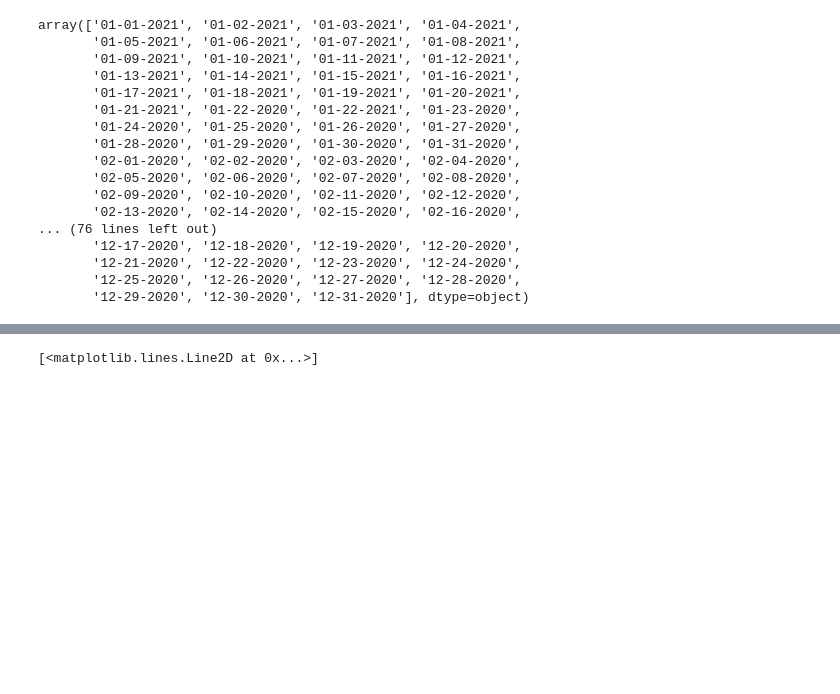
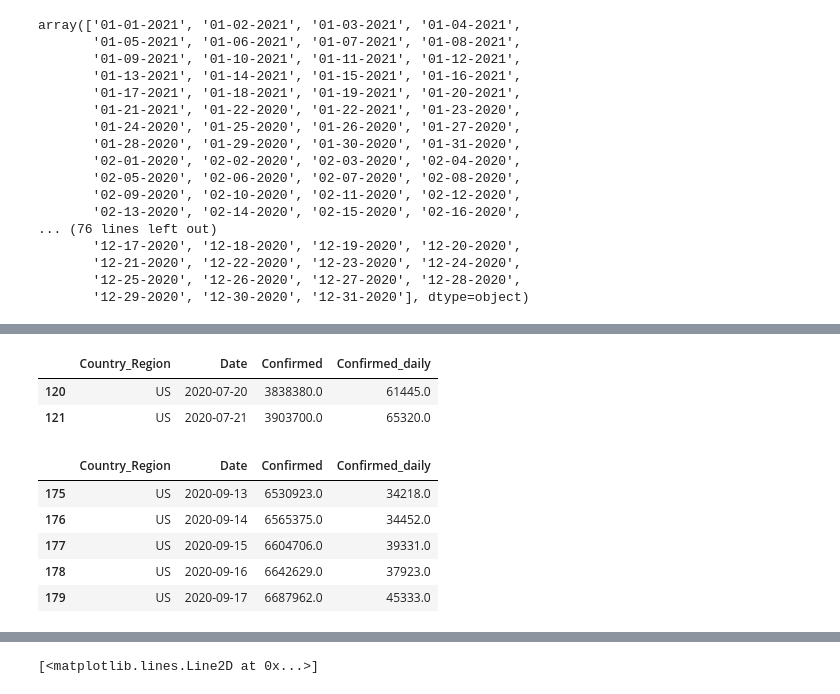
Before and after one commit to vivekka93/covid19_prediction, a Jupyter notebook: Untitled.ipynb, the cells around one changed output, grey strips where cells are left out. Drawn from its saved outputs; the diff is of its cells as text; code cells hidden in the pictures; blank space fills up the shorter version.

```diff
--- a/Untitled.ipynb
+++ b/Untitled.ipynb
@@ -86,0 +158,2 @@ final2[(final2['Country_Region'] == 'US') & (final2['Province_State'] == 'Indian
+# %%
+test = final2_USA.iloc[120:180]
@@ -86,0 +211,15 @@ final2[(final2['Country_Region'] == 'US') & (final2['Province_State'] == 'Indian
+# %%
+test.head(2)
+# %% [output]
+|  | Country_Region | Date | Confirmed | Confirmed_daily |
+| 120 | US | 2020-07-20 | 3838380.0 | 61445.0 |
+| 121 | US | 2020-07-21 | 3903700.0 | 65320.0 |
+# %%
+test.tail()
+# %% [output]
+|  | Country_Region | Date | Confirmed | Confirmed_daily |
+| 175 | US | 2020-09-13 | 6530923.0 | 34218.0 |
+| 176 | US | 2020-09-14 | 6565375.0 | 34452.0 |
+| 177 | US | 2020-09-15 | 6604706.0 | 39331.0 |
+| 178 | US | 2020-09-16 | 6642629.0 | 37923.0 |
+| 179 | US | 2020-09-17 | 6687962.0 | 45333.0 |
```
Also changed, not shown: parts of 62 cells of this notebook.
